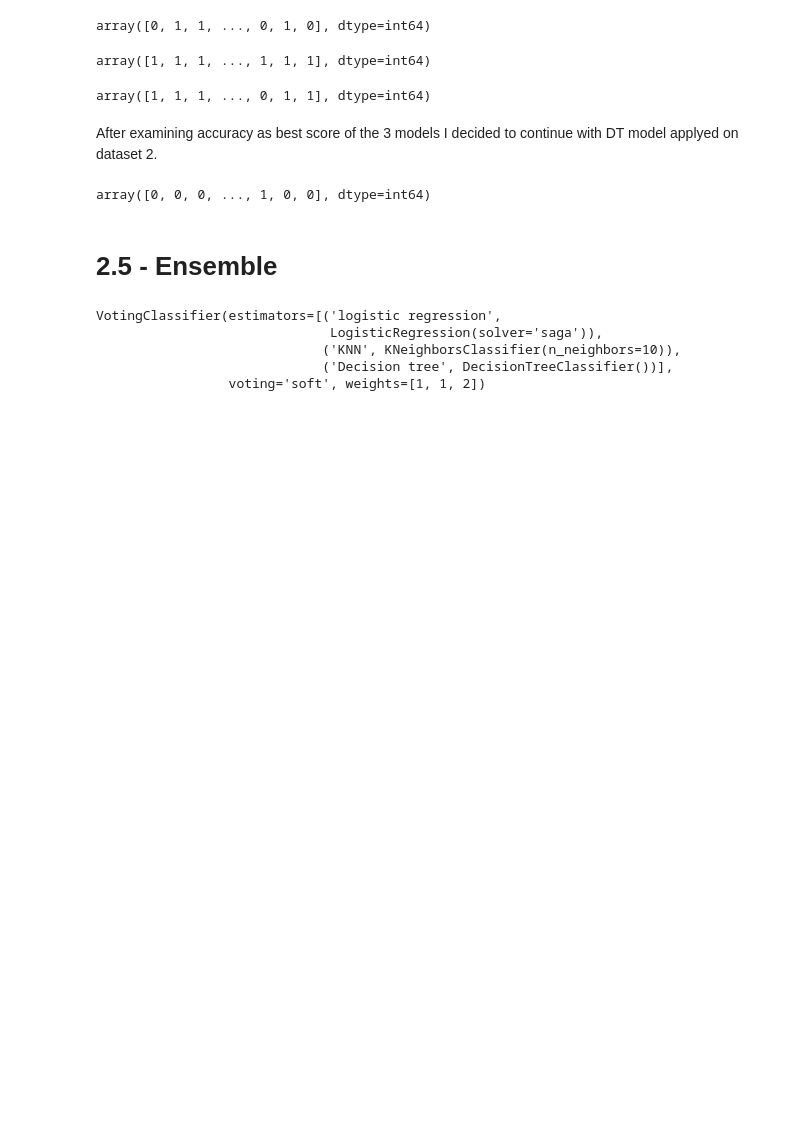
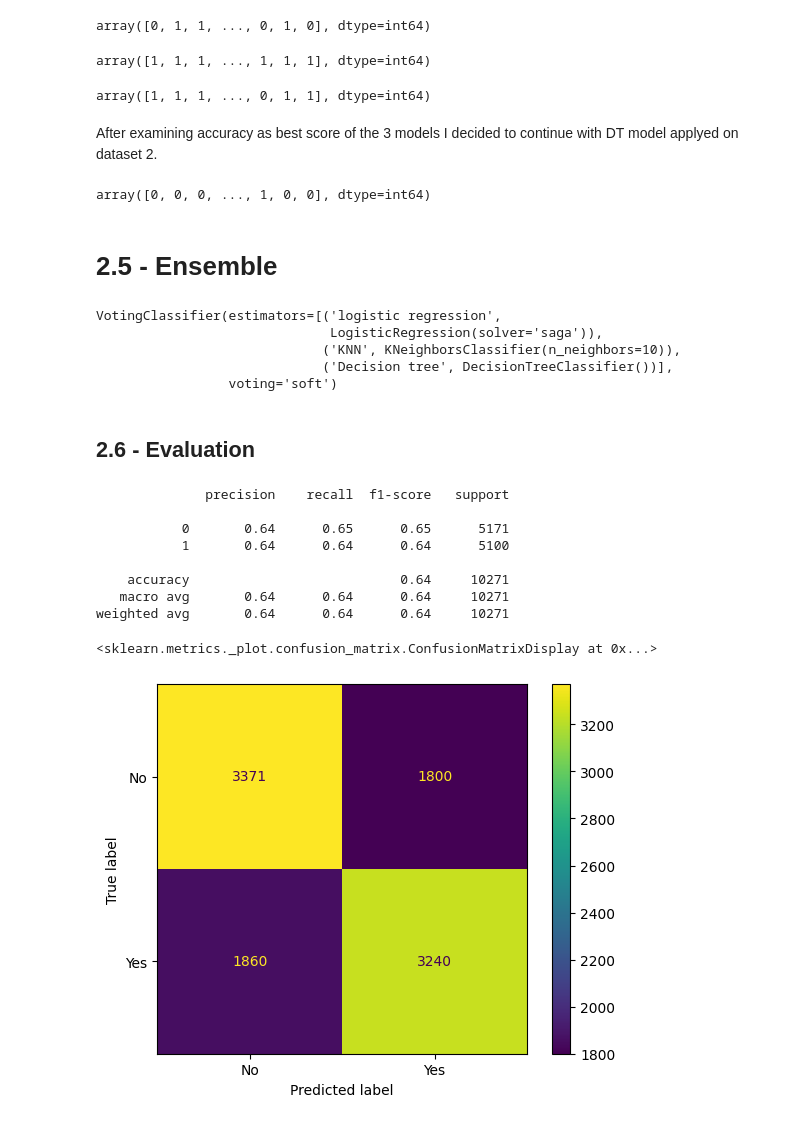
Before and after one commit to AmalDerbali/AmalDerbali-Lab-Machine-Learning, a Jupyter notebook: Disease_prediction.ipynb, the cells around one changed output. Drawn from its saved outputs; the diff is of its cells as text; code cells hidden in the pictures; blank space fills up the shorter version.

Commit message:
start to fix the data for test in 2.7

```diff
--- a/Disease_prediction.ipynb
+++ b/Disease_prediction.ipynb
@@ -667,11 +667,30 @@ from sklearn.ensemble import VotingClassifier
 voting_classifier= VotingClassifier(estimators=[('logistic regression', Log_sd_),
                                                 ('KNN', KNN_sd_),
                                                 ('Decision tree', DT_sd_)],
-                                                voting='soft', weights=[1,1,2])
+                                                voting='soft') #weights=[1,1,2]) # I deleted weight and check results again
 voting_classifier.fit(X_train2, y_train2)
 # %% [output]
 VotingClassifier(estimators=[('logistic regression',
                               LogisticRegression(solver='saga')),
                              ('KNN', KNeighborsClassifier(n_neighbors=10)),
                              ('Decision tree', DecisionTreeClassifier())],
-                 voting='soft', weights=[1, 1, 2])
+                 voting='soft')
+# %% [markdown]
+## 2.6 - Evaluation
+# %%
+from sklearn.metrics import classification_report, confusion_matrix, ConfusionMatrixDisplay
+#evaluation for 2.4 results
+c= confusion_matrix(y_test2, y_DT_pred)
+print(classification_report(y_test2, y_DT_pred))
+ConfusionMatrixDisplay(c, display_labels=["No", "Yes"]).plot()
+# %% [output]
+              precision    recall  f1-score   support
+
+           0       0.64      0.65      0.65      5171
+           1       0.64      0.64      0.64      5100
+
+    accuracy                           0.64     10271
+   macro avg       0.64      0.64      0.64     10271
+weighted avg       0.64      0.64      0.64     10271
+<sklearn.metrics._plot.confusion_matrix.ConfusionMatrixDisplay at 0x...>
+[figure, added]
```
Also changed, not shown: parts of 5 cells of this notebook.
